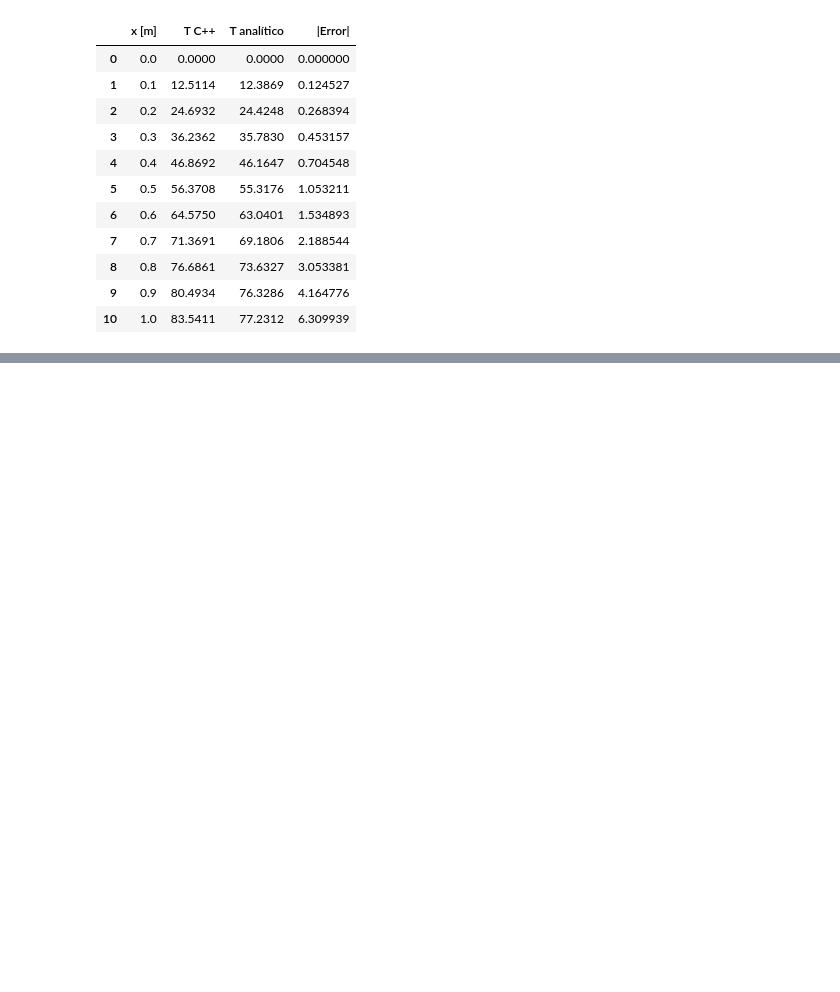
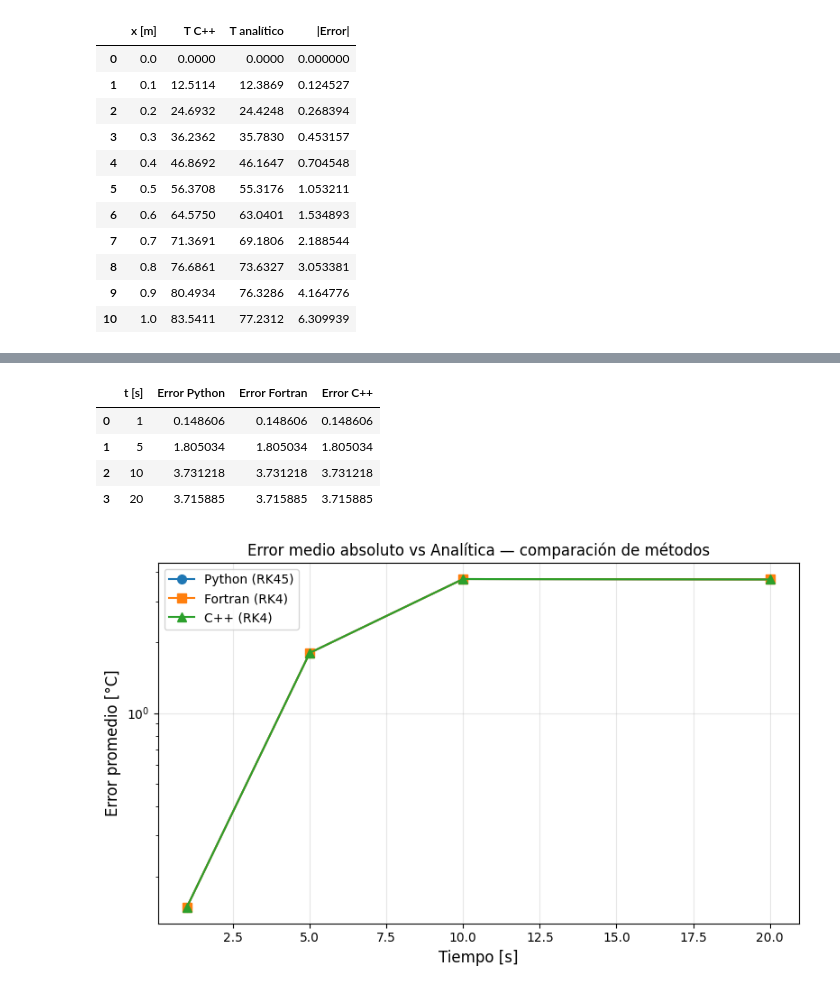
Before and after one commit to campereza043/MFC2026, a Jupyter notebook: Parcial1/CrankNicolson/Gráficas.ipynb, the cells around one changed output, grey strips where cells are left out. Saved outputs shown, nothing was run; the diff lists cells and outputs as text; code cells hidden in the pictures; blank space fills up the shorter version.

```diff
--- a/Parcial1/CrankNicolson/Gráficas.ipynb
+++ b/Parcial1/CrankNicolson/Gráficas.ipynb
@@ -451,0 +498,59 @@ display(df_cpp)
+# %%
+# ── Error promedio comparativo: Python vs Fortran vs C++ ─────
+tiempos_error = [1, 5, 10, 20]
+
+err_py_med = []
+err_f_med  = []
+err_c_med  = []
+
+x_f   = np.linspace(0, L, N + 1)
+x_cpp = np.linspace(0, L, N + 1)
+
+for tp in tiempos_error:
+
+    # Python
+    idx_py    = np.argmin(np.abs(t_py - tp))
+    T_fila_py = np.concatenate([T_py[idx_py], [T_pyd[idx_py]]])
+    err_py_med.append(np.mean(np.abs(T_fila_py - T_analitica(x_py, tp))))
+
+    # Fortran
+    idx_f    = np.argmin(np.abs(t_f - tp))
+    T_fila_f = np.concatenate([T_f[idx_f], [T_fd[idx_f]]])
+    err_f_med.append(np.mean(np.abs(T_fila_f - T_analitica(x_f, tp))))
+
+    # C++
+    idx_c    = np.argmin(np.abs(t_cpp - tp))
+    T_fila_c = np.concatenate([T_cpp[idx_c], [T_cpd[idx_c]]])
+    err_c_med.append(np.mean(np.abs(T_fila_c - T_analitica(x_cpp, tp))))
+
+# ── Tabla ────────────────────────────────────────────────────
+df_err = pd.DataFrame({
+    't [s]'         : tiempos_error,
+    'Error Python'  : np.round(err_py_med, 6),
+    'Error Fortran' : np.round(err_f_med,  6),
+    'Error C++'     : np.round(err_c_med,  6),
+})
+display(df_err)
+
+# ── Gráfica ──────────────────────────────────────────────────
+fig, ax = plt.subplots(figsize=(8, 5))
+
+ax.plot(tiempos_error, err_py_med, '-o', markersize=7, label='Python (RK45)')
+ax.plot(tiempos_error, err_f_med,  '-s', markersize=7, label='Fortran (RK4)')
+ax.plot(tiempos_error, err_c_med,  '-^', markersize=7, label='C++ (RK4)')
+
+ax.set_xlabel('Tiempo [s]',         fontsize=12)
+ax.set_ylabel('Error promedio [°C]', fontsize=12)
+ax.set_title('Error medio absoluto vs Analítica — comparación de métodos', fontsize=12)
+ax.set_yscale('log')
+ax.legend(fontsize=10)
+ax.grid(True, alpha=0.3)
+plt.tight_layout()
+plt.show()
+# %% [output]
+|  | t [s] | Error Python | Error Fortran | Error C++ |
+| 0 | 1 | 0.148606 | 0.148606 | 0.148606 |
+| 1 | 5 | 1.805034 | 1.805034 | 1.805034 |
+| 2 | 10 | 3.731218 | 3.731218 | 3.731218 |
+| 3 | 20 | 3.715885 | 3.715885 | 3.715885 |
+[figure, added]
```
Also changed, not shown: parts of 3 cells of this notebook, 2 other files.
